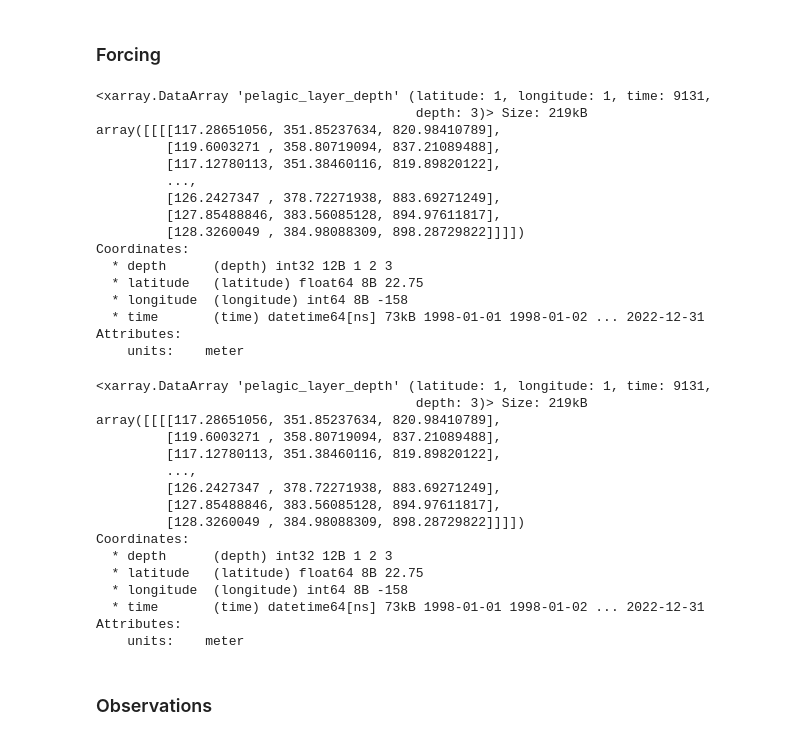
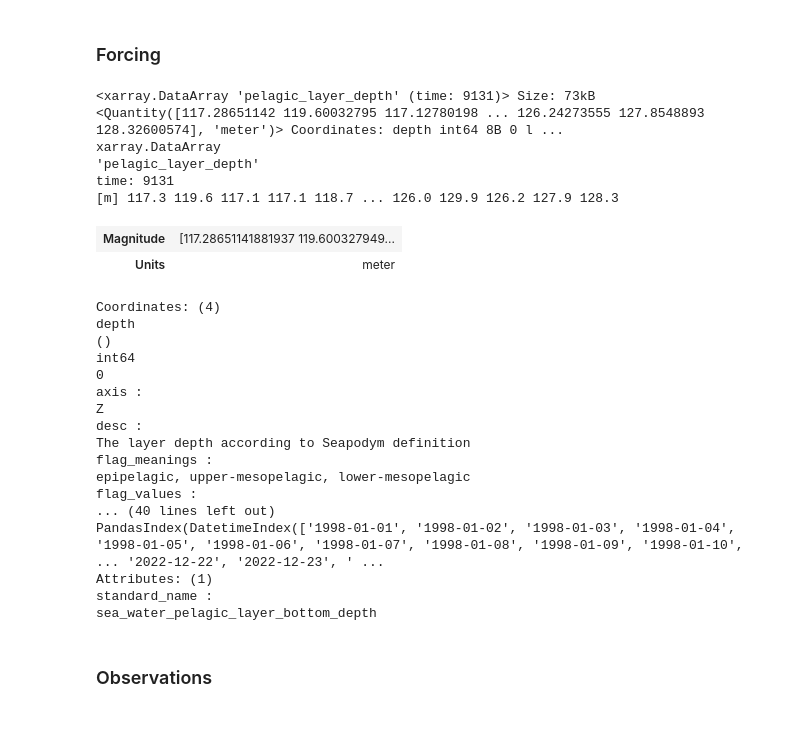
Before and after one commit to Ash12H/Seapopym-optimization, a Jupyter notebook: notebooks/4_Optimization/1_All_time_series/1_SeapoDym_Initial/HOT/VGPM/Seapodym_HOT_VGPM.ipynb, the cells around one changed output. Cells and saved outputs as stored; diff of their text form; code cells hidden in the pictures.

Commit message:
Initial Seapodym is Clean

```diff
--- a/notebooks/4_Optimization/1_All_time_series/1_SeapoDym_Initial/HOT/VGPM/Seapodym_HOT_VGPM.ipynb
+++ b/notebooks/4_Optimization/1_All_time_series/1_SeapoDym_Initial/HOT/VGPM/Seapodym_HOT_VGPM.ipynb
@@ -70,47 +56,38 @@ Attributes: (0)
 # %% [markdown]
 ### Forcing
-# %%
-forcing = xr.open_zarr(path_to_forcing)
-layer_depth = forcing["pelagic_layer_depth"].load()
-layer_depth.attrs["units"] = "meter"
-layer_depth
-# %% [output]
-<xarray.DataArray 'pelagic_layer_depth' (latitude: 1, longitude: 1, time: 9131,
-                                         depth: 3)> Size: 219kB
-array([[[[117.28651056, 351.85237634, 820.98410789],
-         [119.6003271 , 358.80719094, 837.21089488],
-         [117.12780113, 351.38460116, 819.89820122],
-         ...,
-         [126.2427347 , 378.72271938, 883.69271249],
-         [127.85488846, 383.56085128, 894.97611817],
-         [128.3260049 , 384.98088309, 898.28729822]]]])
-Coordinates:
-  * depth      (depth) int32 12B 1 2 3
-  * latitude   (latitude) float64 8B 22.75
-  * longitude  (longitude) int64 8B -158
-  * time       (time) datetime64[ns] 73kB 1998-01-01 1998-01-02 ... 2022-12-31
-Attributes:
-    units:    meter
-# %%
-layer_depth = layer_depth.interp_like(biomass)
-layer_depth
-# %% [output]
-<xarray.DataArray 'pelagic_layer_depth' (latitude: 1, longitude: 1, time: 9131,
-                                         depth: 3)> Size: 219kB
-array([[[[117.28651056, 351.85237634, 820.98410789],
-         [119.6003271 , 358.80719094, 837.21089488],
-         [117.12780113, 351.38460116, 819.89820122],
-         ...,
-         [126.2427347 , 378.72271938, 883.69271249],
-         [127.85488846, 383.56085128, 894.97611817],
-         [128.3260049 , 384.98088309, 898.28729822]]]])
-Coordinates:
-  * depth      (depth) int32 12B 1 2 3
-  * latitude   (latitude) float64 8B 22.75
-  * longitude  (longitude) int64 8B -158
-  * time       (time) datetime64[ns] 73kB 1998-01-01 1998-01-02 ... 2022-12-31
-Attributes:
-    units:    meter
+# %%
+forcing = xr.open_zarr(path_to_forcing)
+forcing = forcing.sel(latitude=LATITUDE, longitude=LONGITUDE, method="nearest")
+epi_layer_depth = forcing["pelagic_layer_depth"].sel(depth=0).load()
+epi_layer_depth = epi_layer_depth.resample(time="1D").mean()
+epi_layer_depth.attrs["units"] = "meter"
+epi_layer_depth = epi_layer_depth.pint.quantify()
+epi_layer_depth
+# %% [output]
+<xarray.DataArray 'pelagic_layer_depth' (time: 9131)> Size: 73kB <Quantity([117.28651142 119.60032795 117.12780198 ... 126.24273555 127.8548893 128.32600574], 'meter')> Coordinates: depth int64 8B 0 l ...
+xarray.DataArray
+'pelagic_layer_depth'
+time: 9131
+[m] 117.3 119.6 117.1 117.1 118.7 ... 126.0 129.9 126.2 127.9 128.3
+| Magnitude | [117.28651141881937 119.600327949... |
+| Units | meter |
+Coordinates: (4)
+depth
+()
+int64
+0
+axis :
+Z
+desc :
+The layer depth according to Seapodym definition
+flag_meanings :
+epipelagic, upper-mesopelagic, lower-mesopelagic
+flag_values :
+... (40 lines left out)
+PandasIndex(DatetimeIndex(['1998-01-01', '1998-01-02', '1998-01-03', '1998-01-04', '1998-01-05', '1998-01-06', '1998-01-07', '1998-01-08', '1998-01-09', '1998-01-10', ... '2022-12-22', '2022-12-23', ' ...
+Attributes: (1)
+standard_name :
+sea_water_pelagic_layer_bottom_depth
 # %% [markdown]
 ### Observations
 # %%
```
Also changed, not shown: parts of 9 cells of this notebook, 6 other files.
